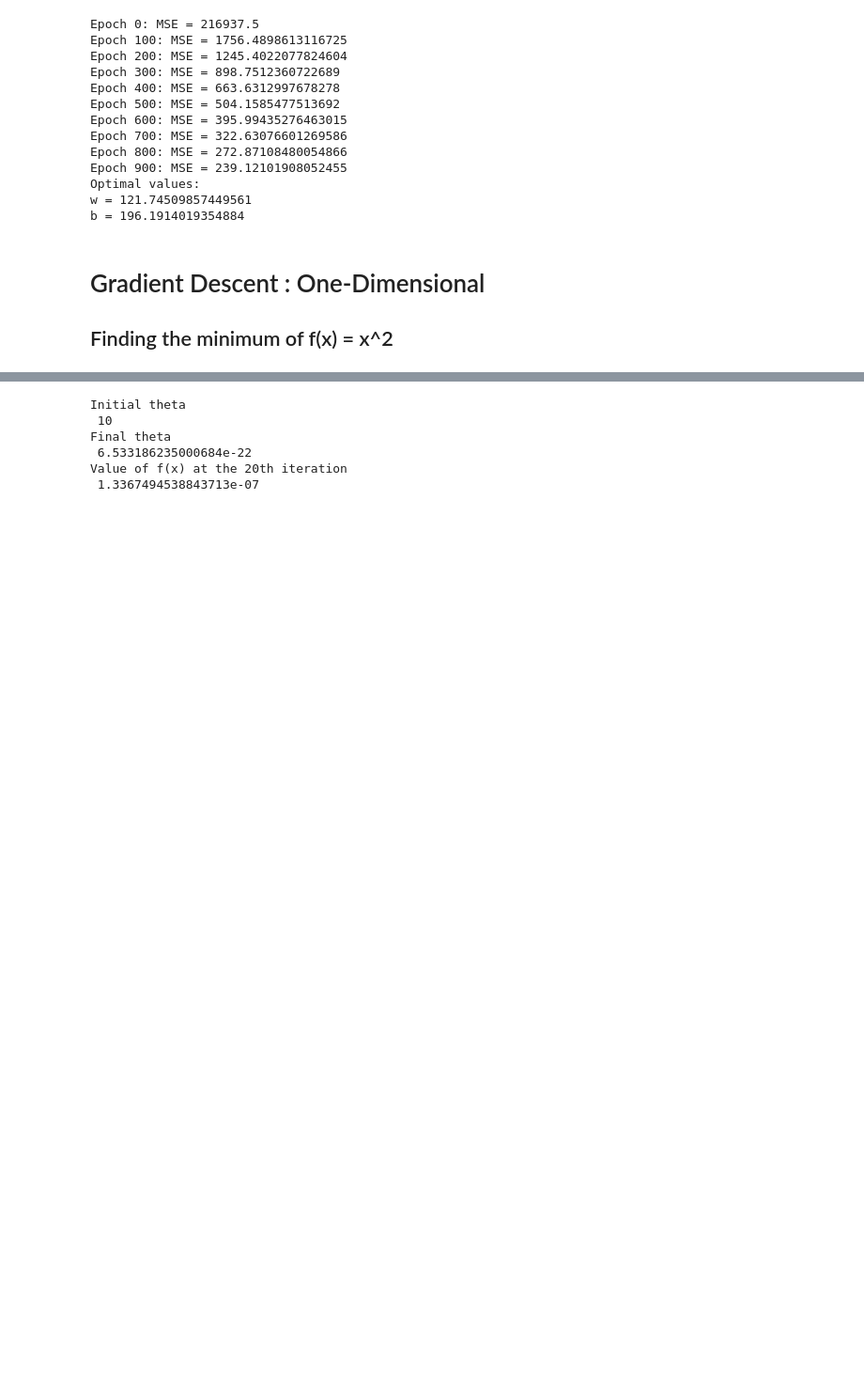
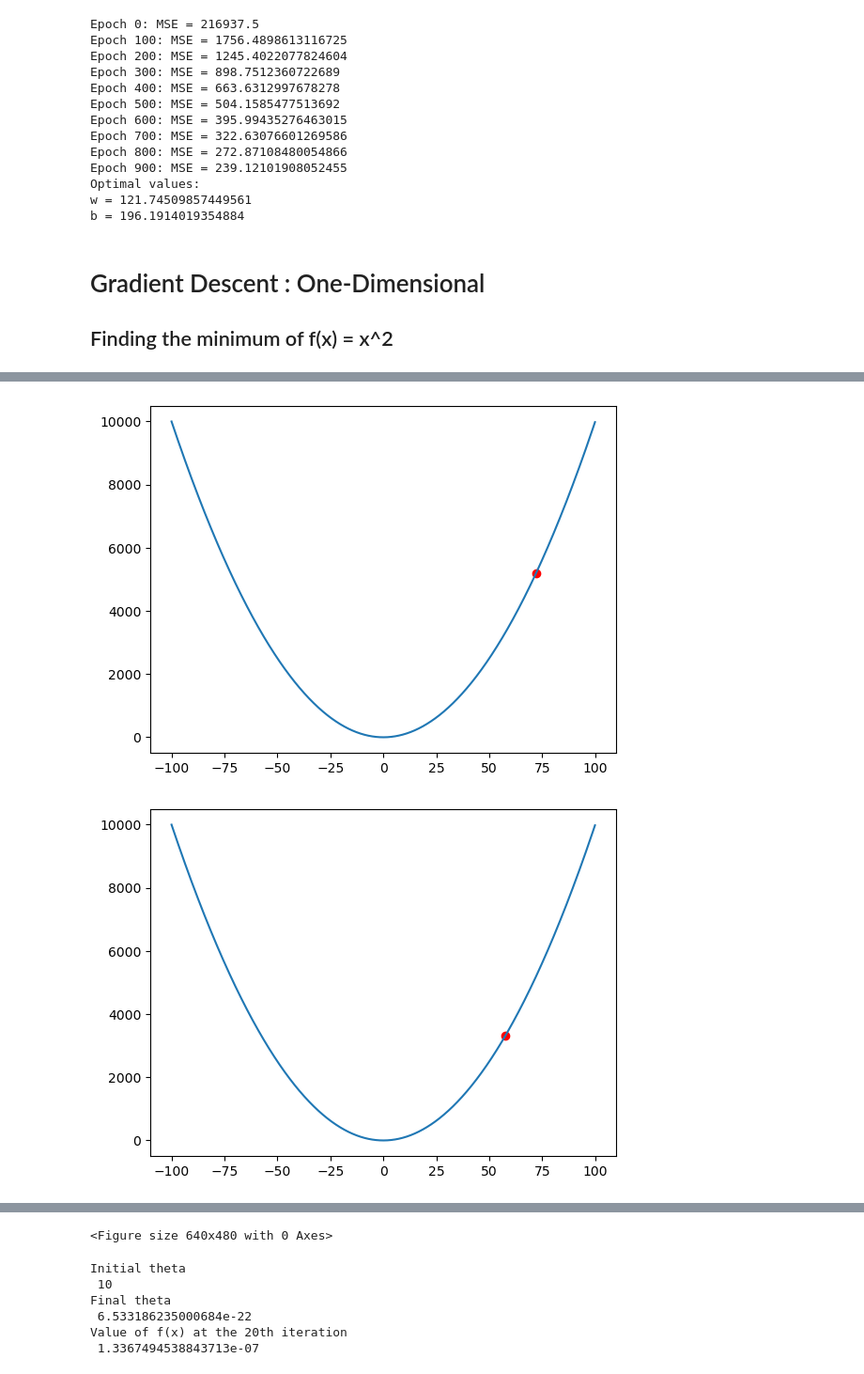
Before and after one commit to cmps460s24/cmps460-content, a Jupyter notebook: examples/08.regression/05_gradient_decent_example2.ipynb, the cells around one changed output, grey strips where cells are left out. Shown at 94% size. Saved outputs shown, nothing was run; the diff lists cells and outputs as text; code cells hidden in the pictures; blank space fills up the shorter version.

```diff
--- a/examples/08.regression/04_gradient_decent_example2.ipynb
+++ b/examples/08.regression/05_gradient_decent_example2.ipynb
@@ -81,0 +90,18 @@ plt.show()
+# %%
+def f_derivative(x):
+    return 2*x
+
+current_pos = (90, f(90))
+
+learning_rate = 0.1
+for i in range(10):
+    new_x = current_pos[0] - learning_rate * f_derivative(current_pos[0])
+    new_y = f(new_x)
+    current_pos = (new_x, new_y)
+    plt.plot(X, y)
+    plt.scatter(current_pos[0], current_pos[1], color = "red")
+    plt.pause(0.001)
+    plt.clf()
+# %% [output]
+[figure, added]
+[figure, added]
@@ -82,3 +116,4 @@ plt.show()
+<Figure size 640x480 with 0 Axes>
 # %%
 def f(x):
     return(x**2)
```
Also changed, not shown: parts of 4 cells of this notebook, 38 other files.
